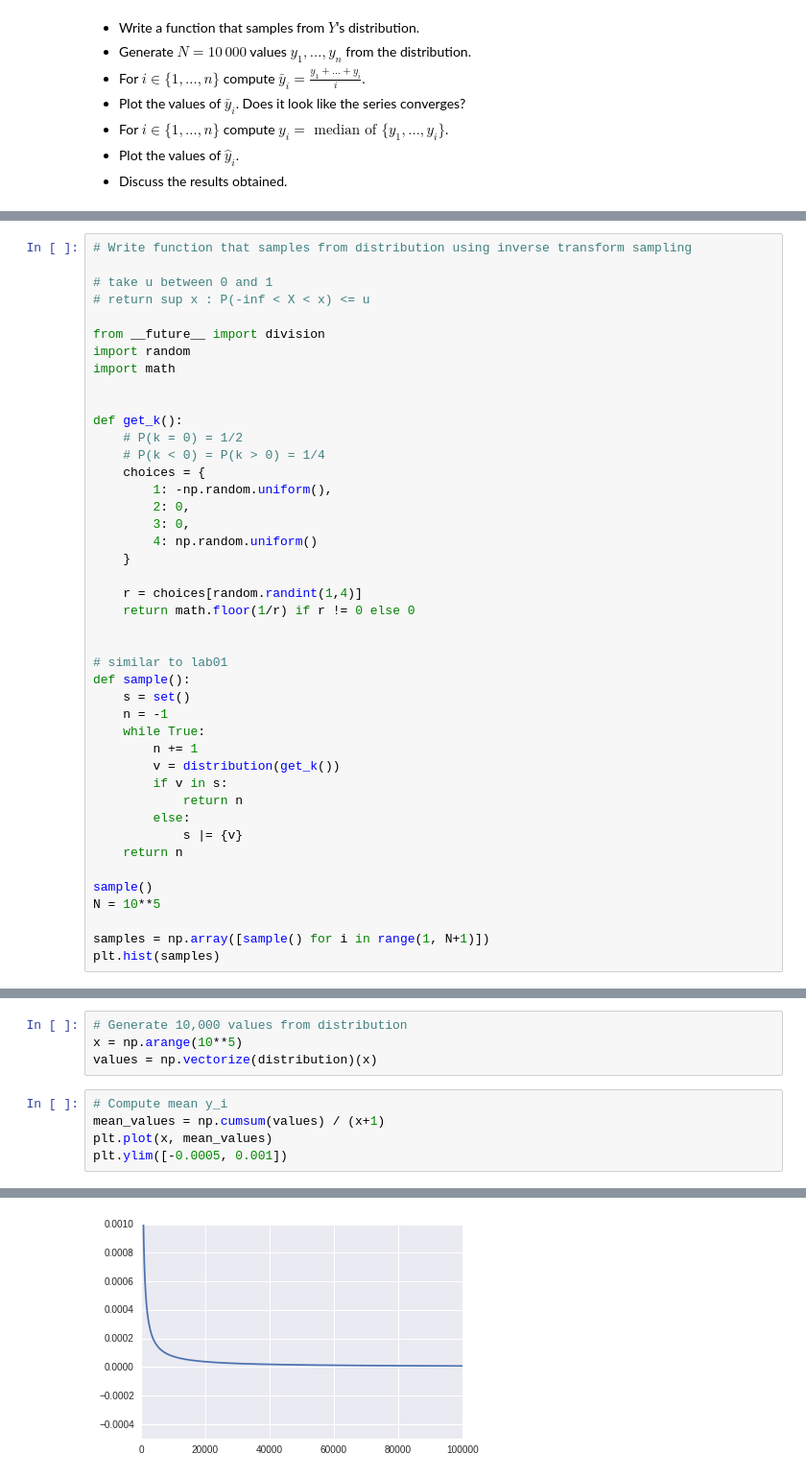
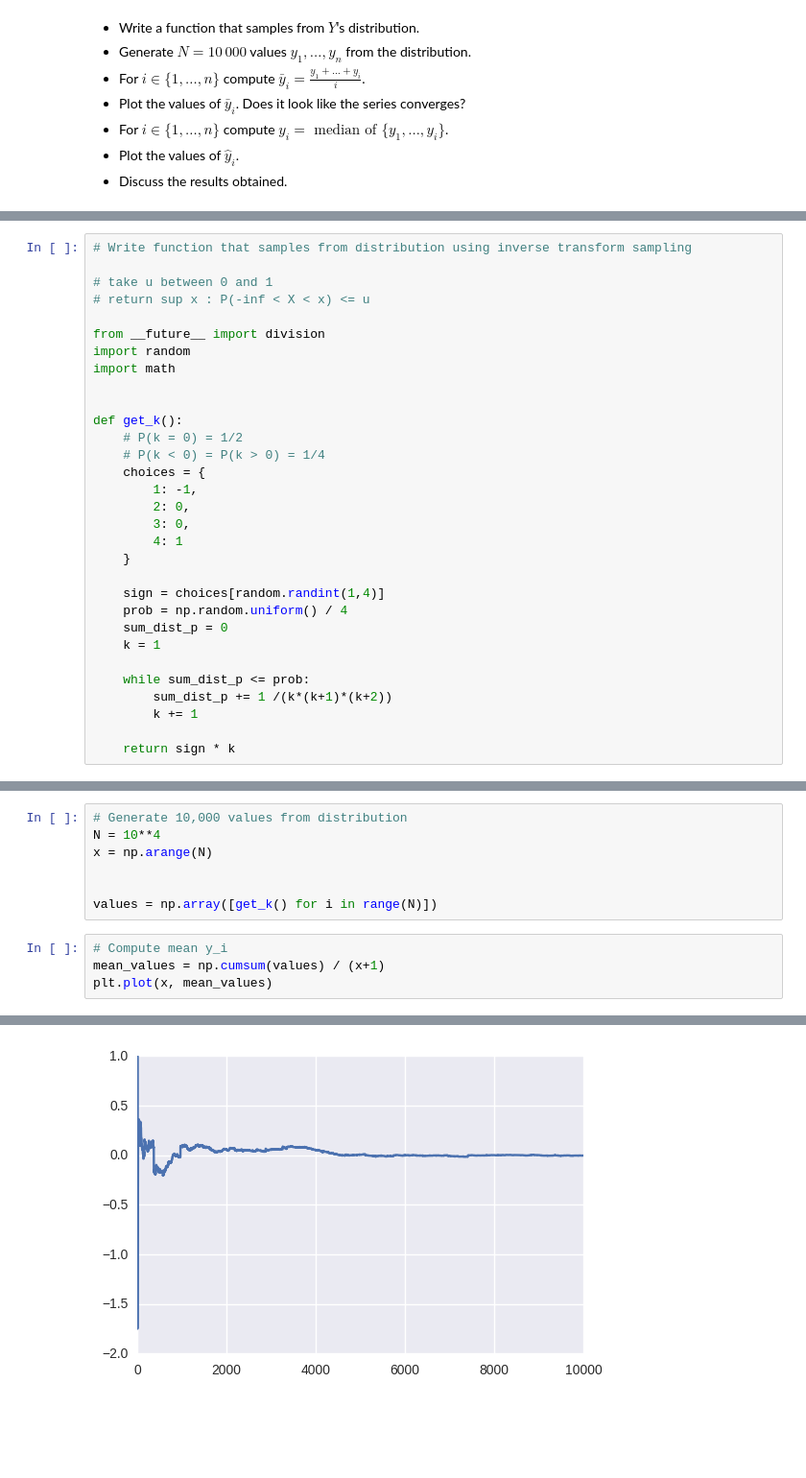
Before and after one commit to j-kk/rpis, a Jupyter notebook: Lab03student.ipynb, the cells around one changed output, grey strips where cells are left out. Shown: that part at 96% size. Drawn from its saved outputs; the diff is of its cells as text; blank space fills up the shorter version.

```diff
--- a/Lab03student.ipynb
+++ b/Lab03student.ipynb
@@ -97,31 +97,19 @@ def get_k():
     # P(k = 0) = 1/2
     # P(k < 0) = P(k > 0) = 1/4
     choices = {
-        1: -np.random.uniform(),
+        1: -1,
         2: 0,
         3: 0,
-        4: np.random.uniform()
+        4: 1
     }
 
-    r = choices[random.randint(1,4)]
-    return math.floor(1/r) if r != 0 else 0
+    sign = choices[random.randint(1,4)]
+    prob = np.random.uniform() / 4
+    sum_dist_p = 0
+    k = 1
 
+    while sum_dist_p <= prob:
+        sum_dist_p += 1 /(k*(k+1)*(k+2))
+        k += 1
 
-# similar to lab01
-def sample():
-    s = set()
-    n = -1
-    while True:
-        n += 1
-        v = distribution(get_k())
-        if v in s:
-            return n
-        else:
-            s |= {v}
-    return n
-
-sample()
-N = 10**5
-
-samples = np.array([sample() for i in range(1, N+1)])
-plt.hist(samples)
+    return sign * k
@@ -137,10 +116,12 @@ plt.hist(samples)
 # %%
 # Generate 10,000 values from distribution
-x = np.arange(10**5)
-values = np.vectorize(distribution)(x)
+N = 10**4
+x = np.arange(N)
+
+
+values = np.array([get_k() for i in range(N)])
 # %%
 # Compute mean y_i
 mean_values = np.cumsum(values) / (x+1)
 plt.plot(x, mean_values)
-plt.ylim([-0.0005, 0.001])
 # %% [output]
@@ -148,4 +129,4 @@ plt.ylim([-0.0005, 0.001])
-[figure, old version]
+[figure, new version]
 # %%
 # Compute median y_i
 median_values = [np.median(values[:(i+1)]) for i in x]
```
Also changed, not shown: parts of 6 cells of this notebook.
